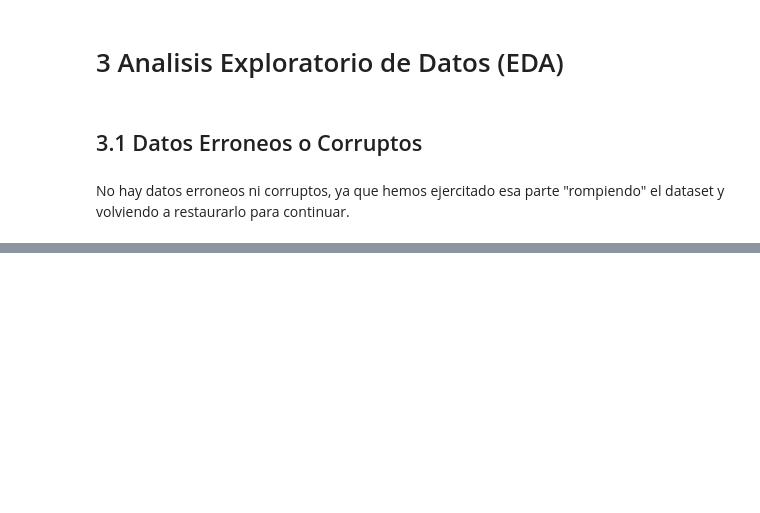
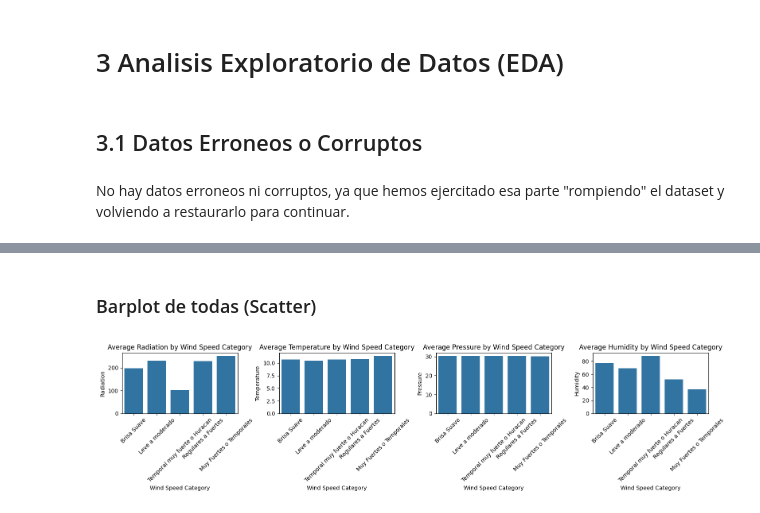
Before and after one commit to mdellanina/TrabajoPr-cticoCODERHOUSE, a Jupyter notebook: TrabajoPracticoCH_DS1.ipynb, the cells around one changed output, grey strips where cells are left out. Drawn from its saved outputs; the diff is of its cells as text; code cells hidden in the pictures; blank space fills up the shorter version.

```diff
--- a/TrabajoPracticoCH_DS1.ipynb
+++ b/TrabajoPracticoCH_DS1.ipynb
@@ -638,0 +712,17 @@ plt.show()
+# %% [markdown]
+### Barplot de todas (Scatter)
+# %%
+fig, axes = plt.subplots(1, 4, figsize=(16, 4), sharex=True)
+variables = ["Radiation", "Temperature", "Pressure", "Humidity"]
+
+# Loop through the variables and create a barplot for each
+for i, variable in enumerate(variables):
+    sns.barplot(x = 'WindSpeedCategory', y = variable, data = df, errorbar = None, ax=axes[i])
+    axes[i].set_xlabel('Wind Speed Category')
+    axes[i].set_ylabel(variable)
+    axes[i].set_title(f'Average {variable} by Wind Speed Category')
+    axes[i].tick_params(axis='x', rotation=45)
+plt.tight_layout()
+plt.show()
+# %% [output]
+[figure, added]
```
Also changed, not shown: parts of 31 cells of this notebook.
